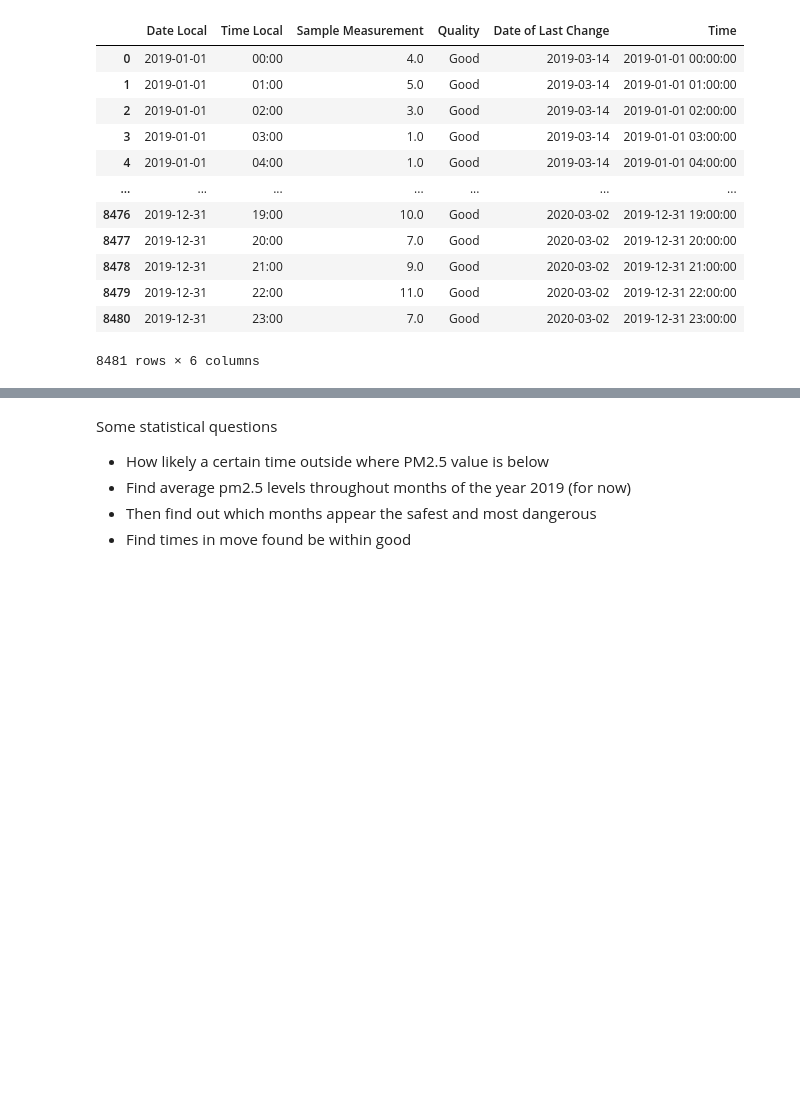
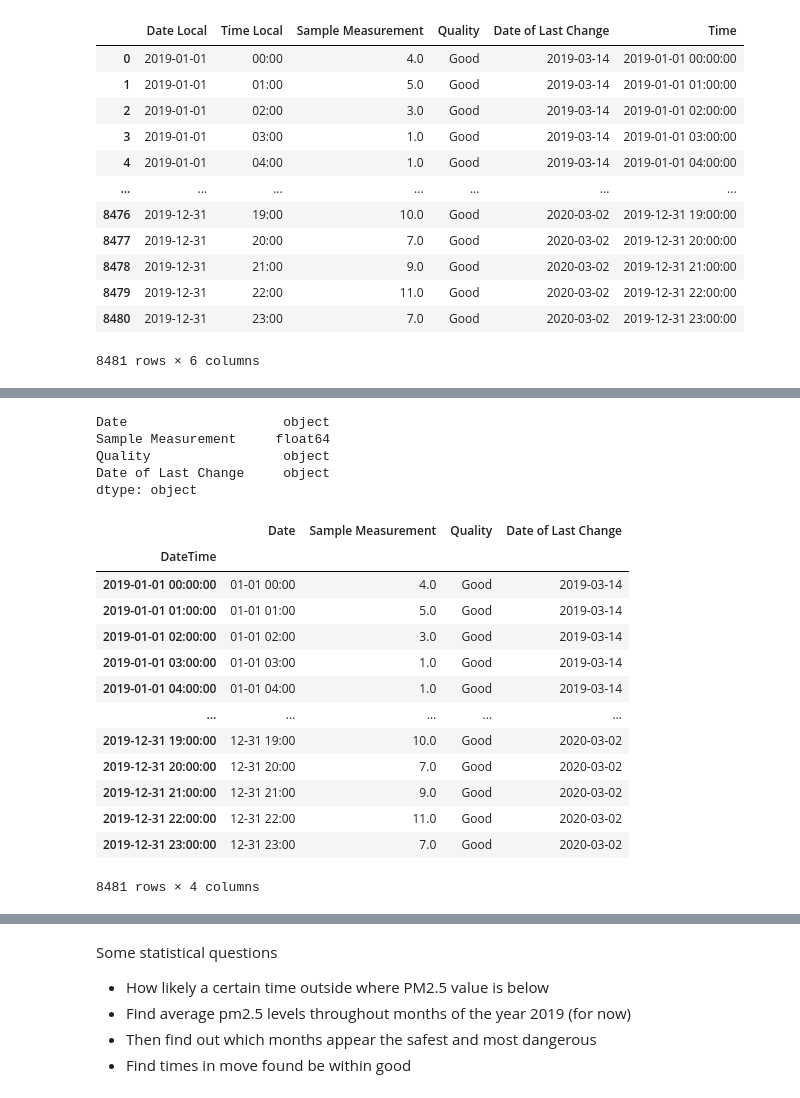
Before and after one commit to willkchan/MA-pollution-EDA, a Jupyter notebook: notebooks/EDA/EDA_0.ipynb, the cells around one changed output, grey strips where cells are left out. Saved outputs shown, nothing was run; the diff lists cells and outputs as text; code cells hidden in the pictures; blank space fills up the shorter version.

```diff
--- a/notebooks/EDA/EDA_0.ipynb
+++ b/notebooks/EDA/EDA_0.ipynb
@@ -181,2 +181,31 @@ dtype: object
+# %%
+# Omit year from date format as var_name suggests 2019 dates only
+date_format = [pd.datetime.strftime(date, '%m-%d %H:%M') for date in worcester_2019['DateTime']]
+worcester_2019.insert(0, 'Date', date_format)
+
+# Set datetime as indext
+worcester_2019.set_index(['DateTime'], inplace=True)
+display(worcester_2019.dtypes)
+worcester_2019
+# %% [output]
+Date                    object
+Sample Measurement     float64
+Quality                 object
+Date of Last Change     object
+dtype: object
+|  | Date | Sample Measurement | Quality | Date of Last Change |
+| DateTime |  |  |  |  |
+| 2019-01-01 00:00:00 | 01-01 00:00 | 4.0 | Good | 2019-03-14 |
+| 2019-01-01 01:00:00 | 01-01 01:00 | 5.0 | Good | 2019-03-14 |
+| 2019-01-01 02:00:00 | 01-01 02:00 | 3.0 | Good | 2019-03-14 |
+| 2019-01-01 03:00:00 | 01-01 03:00 | 1.0 | Good | 2019-03-14 |
+| 2019-01-01 04:00:00 | 01-01 04:00 | 1.0 | Good | 2019-03-14 |
+| ... | ... | ... | ... | ... |
+| 2019-12-31 19:00:00 | 12-31 19:00 | 10.0 | Good | 2020-03-02 |
+| 2019-12-31 20:00:00 | 12-31 20:00 | 7.0 | Good | 2020-03-02 |
+| 2019-12-31 21:00:00 | 12-31 21:00 | 9.0 | Good | 2020-03-02 |
+| 2019-12-31 22:00:00 | 12-31 22:00 | 11.0 | Good | 2020-03-02 |
+| 2019-12-31 23:00:00 | 12-31 23:00 | 7.0 | Good | 2020-03-02 |
+8481 rows × 4 columns
 # %%
 plt.figure(figsize=(30,15))
```
Also changed, not shown: parts of 4 cells of this notebook.
